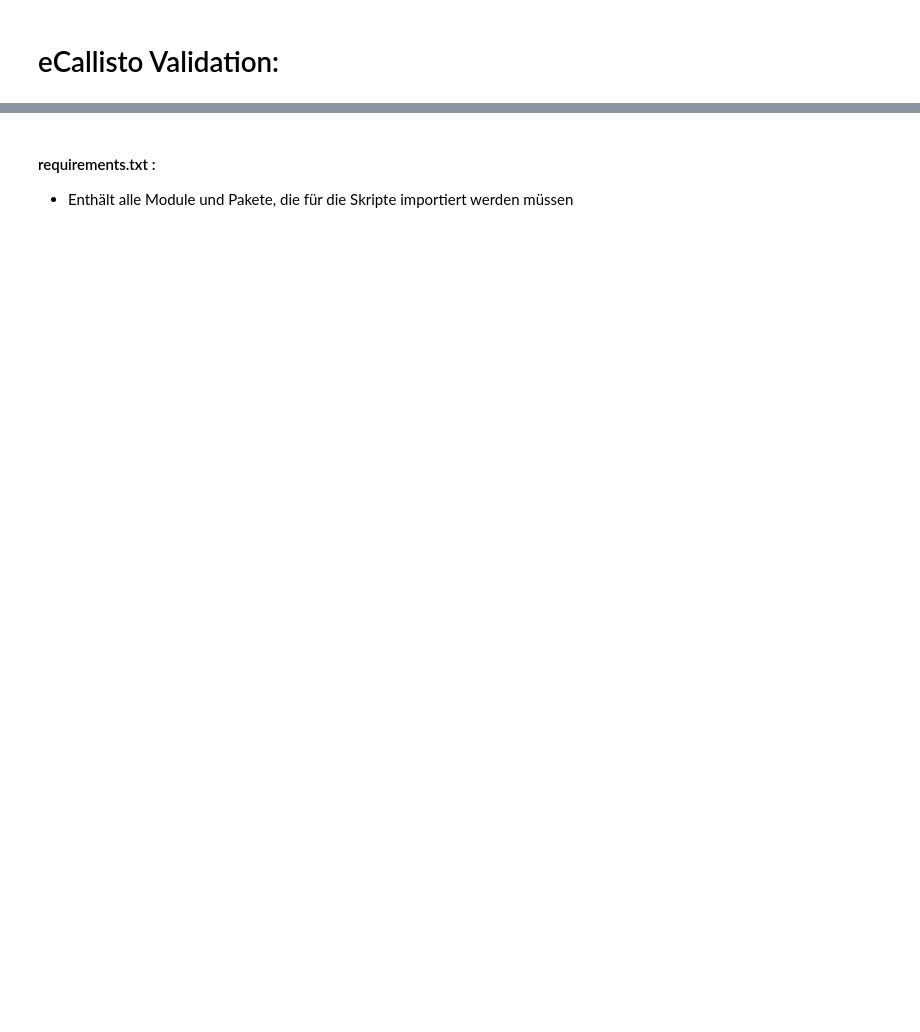
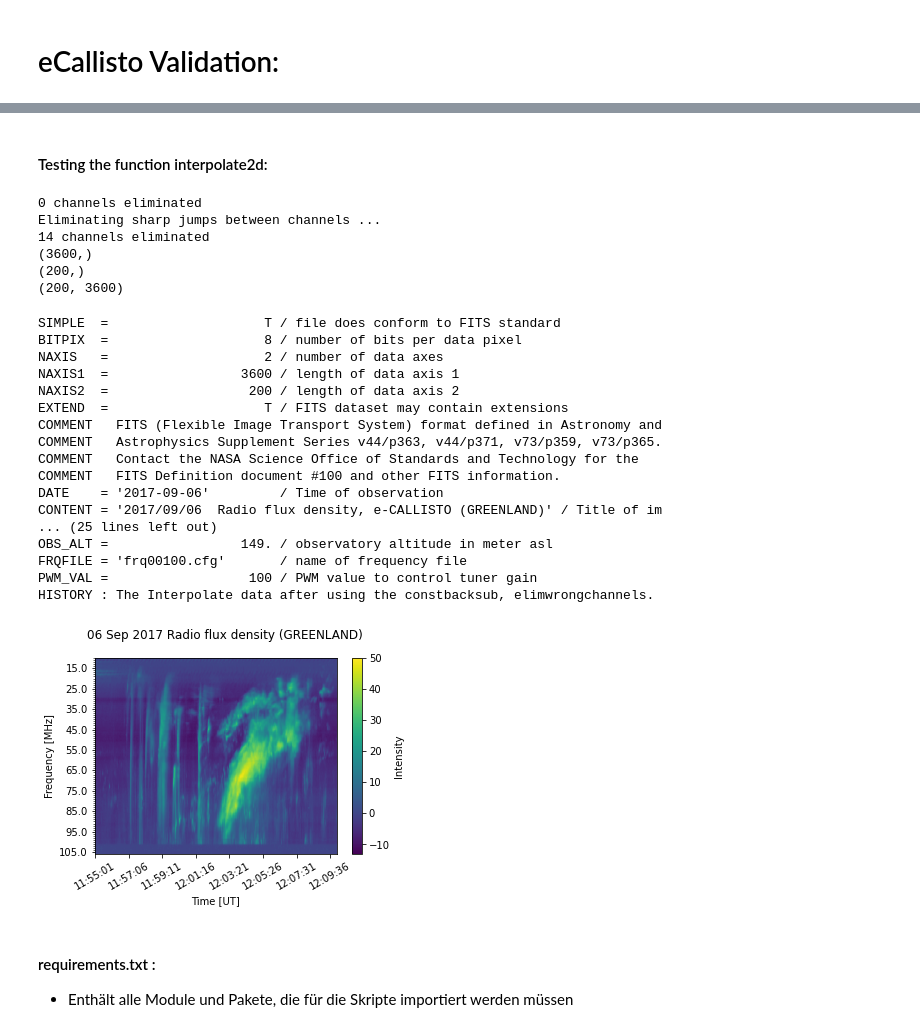
Before and after one commit to i4Ds/eCallistoValidation, a Jupyter notebook: dokumentation.ipynb, the cells around one changed output, grey strips where cells are left out. Saved outputs shown, nothing was run; the diff lists cells and outputs as text; code cells hidden in the pictures; blank space fills up the shorter version.

Commit message:
- updated the documentation

```diff
--- a/dokumentation.ipynb
+++ b/dokumentation.ipynb
@@ -416,3 +216,40 @@ def move_axes(fig, ax_source, ax_target):
+# %% [markdown]
+#### Testing the function interpolate2d:
+# %%
+spec = CallistoSpectrogram.read("validation//fit_files//GREENLAND_20170906_115501_63.fit.gz")
+spec_plot = interpolate2d(spec)
+spec_plot.plot()
+
+print(spec_plot.time_axis.shape)
+print(spec_plot.freq_axis.shape)
+
+print(spec_plot.data.shape)
+spec_plot.header
+# %% [output]
+0 channels eliminated
+Eliminating sharp jumps between channels ...
+14 channels eliminated
+(3600,)
+(200,)
+(200, 3600)
+SIMPLE  =                    T / file does conform to FITS standard
+BITPIX  =                    8 / number of bits per data pixel
+NAXIS   =                    2 / number of data axes
+NAXIS1  =                 3600 / length of data axis 1
+NAXIS2  =                  200 / length of data axis 2
+EXTEND  =                    T / FITS dataset may contain extensions
+COMMENT   FITS (Flexible Image Transport System) format defined in Astronomy and
+COMMENT   Astrophysics Supplement Series v44/p363, v44/p371, v73/p359, v73/p365.
+COMMENT   Contact the NASA Science Office of Standards and Technology for the
+COMMENT   FITS Definition document #100 and other FITS information.
+DATE    = '2017-09-06'         / Time of observation
+CONTENT = '2017/09/06  Radio flux density, e-CALLISTO (GREENLAND)' / Title of im
+... (25 lines left out)
+OBS_ALT =                 149. / observatory altitude in meter asl
+FRQFILE = 'frq00100.cfg'       / name of frequency file
+PWM_VAL =                  100 / PWM value to control tuner gain
+HISTORY : The Interpolate data after using the constbacksub, elimwrongchannels.
+[figure, added]
 # %% [markdown]
 #### requirements.txt :
 * Enthält alle Module und Pakete, die für die Skripte importiert werden müssen
```
Also changed, not shown: parts of 60 cells of this notebook.
